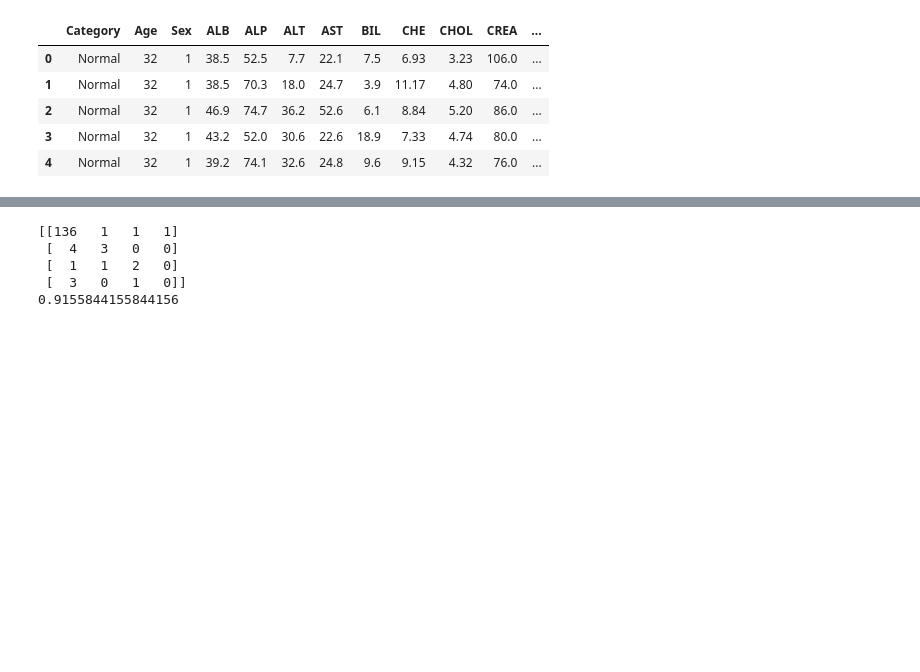
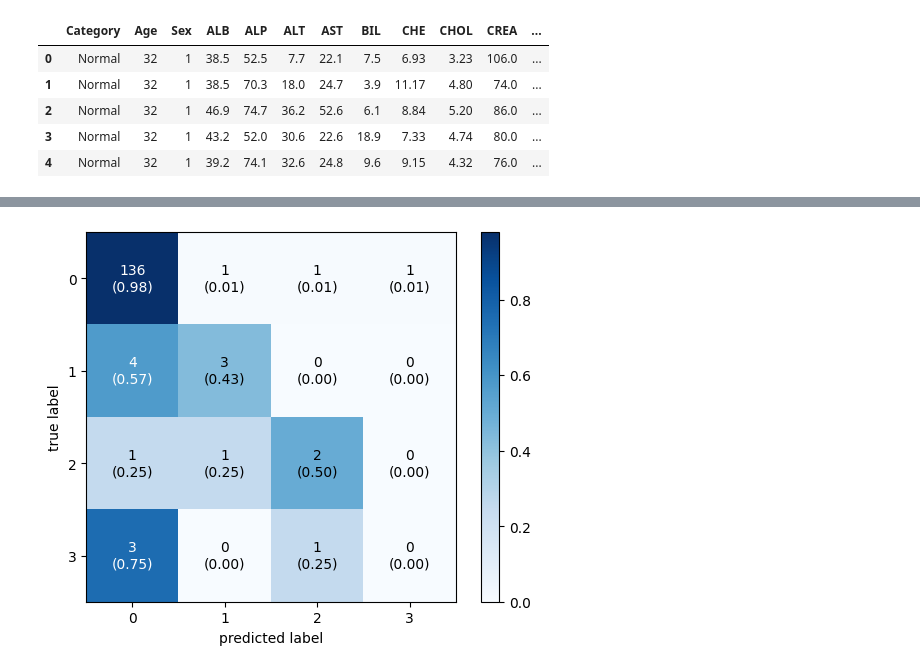
Before and after one commit to erolcan54/HepatitCMakineOgrenmesi, a Jupyter notebook: index.ipynb, the cells around one changed output, grey strips where cells are left out. Cells and saved outputs as stored; diff of their text form; code cells hidden in the pictures; blank space fills up the shorter version.

```diff
--- a/index.ipynb
+++ b/index.ipynb
@@ -189,17 +195,16 @@ print(mt.accuracy_score(y_test,y_predKNN))
 # %%
 classifierKA.fit(X_train,y_train)
 y_predKA=classifierKA.predict(X_test)
-from sklearn.metrics import confusion_matrix
-cmKA = confusion_matrix(y_test, y_predKA)
-print(cmKA)
-import sklearn.metrics as mt
-print(mt.accuracy_score(y_test,y_predKA))
+
+accuracy_scoreKA=mt.accuracy_score(y_test,y_predKA)
+
+cmKA = confusion_matrix(y_test,y_predKA)
+plot_confusion_matrix(conf_mat=cmKA,show_absolute=True,
+                                show_normed=True,
+                                colorbar=True)
+plt.show()
 # %% [output]
-[[136   1   1   1]
- [  4   3   0   0]
- [  1   1   2   0]
- [  3   0   1   0]]
-0.9155844155844156
+[figure, added]
 # %%
 classifierLG.fit(X_train,y_train)
 y_predLG=classifierLG.predict(X_test)
```
Also changed, not shown: parts of 10 cells of this notebook.
